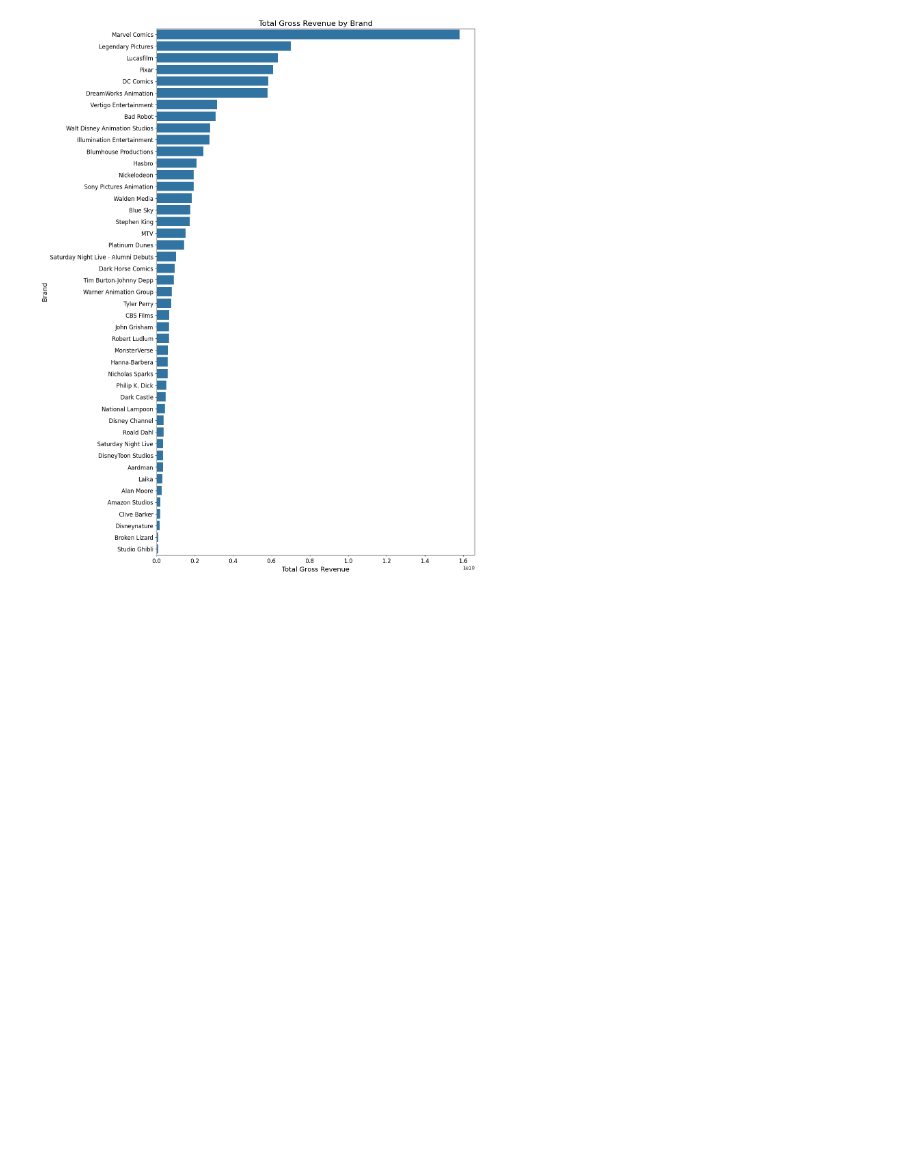
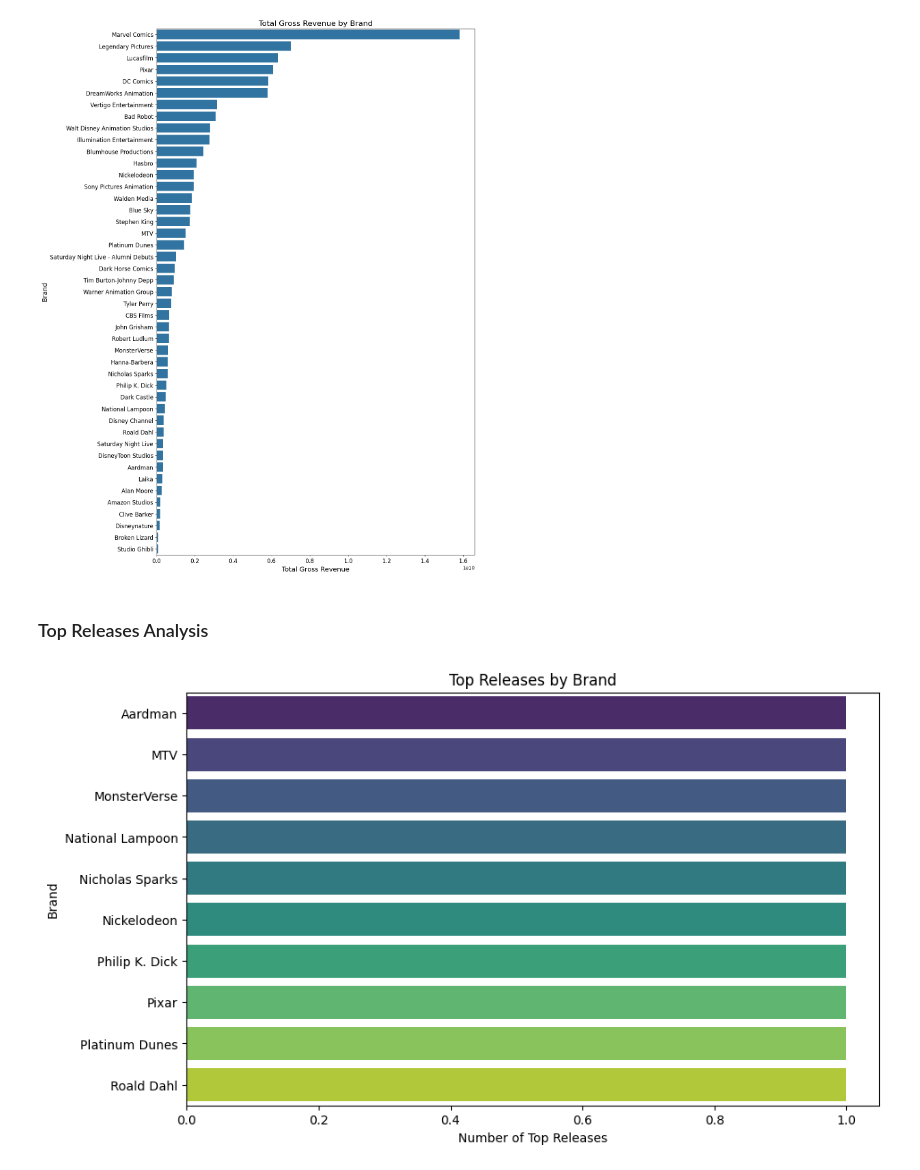
Before and after one commit to Jackson1611/movie_data_analysis_project, a Jupyter notebook: movie_data_analysis.ipynb, the cells around one changed output. Drawn from its saved outputs; the diff is of its cells as text; code cells hidden in the pictures; blank space fills up the shorter version.

```diff
--- a/movie_data_analysis.ipynb
+++ b/movie_data_analysis.ipynb
@@ -64,3 +57,15 @@ plt.yticks(fontsize=12)
 plt.show()
 # %% [output]
 [figure]
+# %% [markdown]
+### Top Releases Analysis
+# %%
+top_releases = movies_df.groupby('Brand')['#1 Release'].count().sort_values(ascending=False).head(10)
+plt.figure(figsize=(10, 6))
+sns.barplot(x=top_releases.values, y=top_releases.index, hue=top_releases.index, legend=False, palette='viridis')
+plt.title('Top Releases by Brand')
+plt.xlabel('Number of Top Releases')
+plt.ylabel('Brand')
+plt.show()
+# %% [output]
+[figure, added]
```
Also changed, not shown: parts of 2 cells of this notebook.
